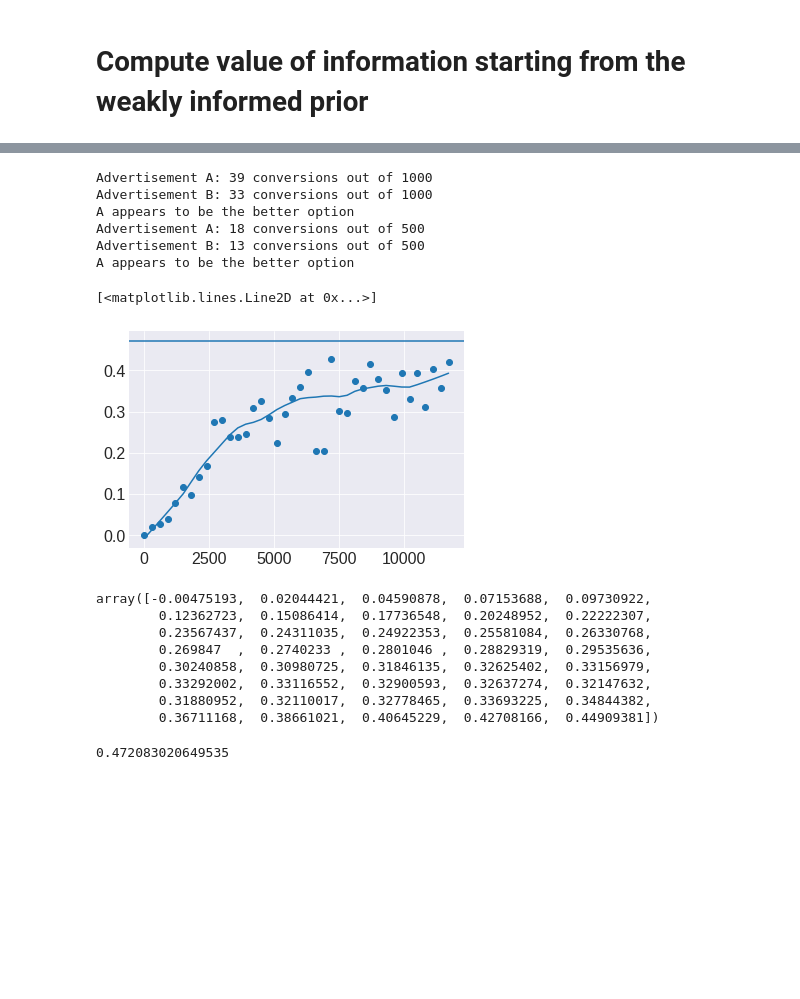
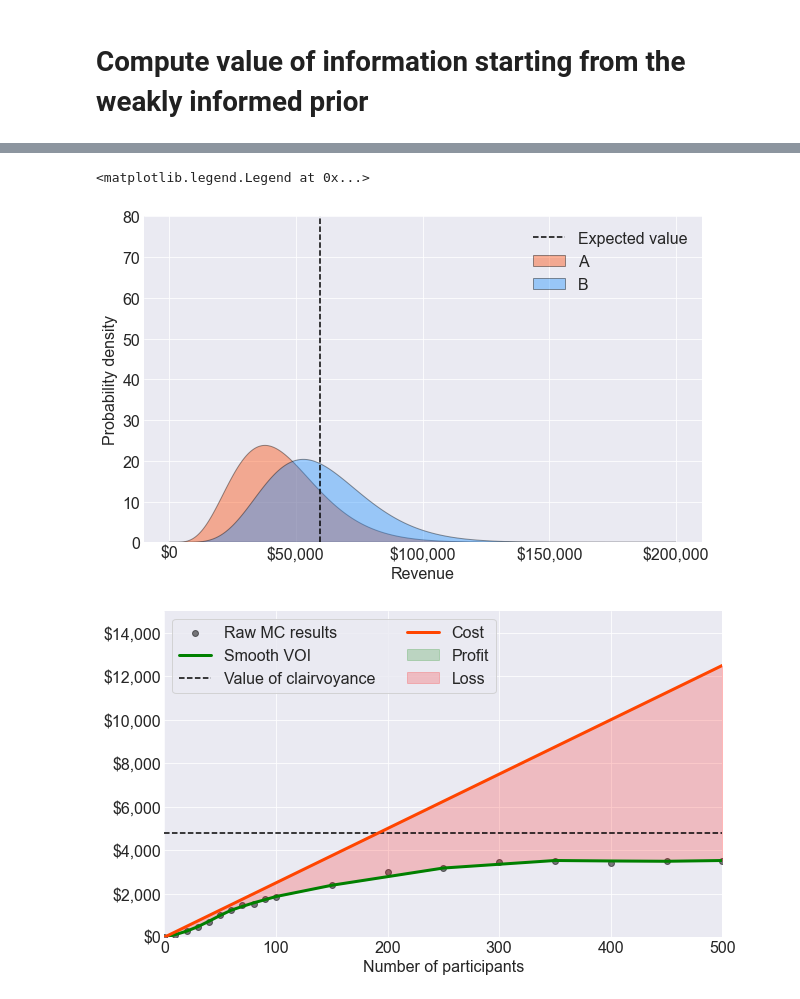
Before and after one commit to tbuffington7/valuable-AB-testing, a Jupyter notebook: AB_testing_notebook.ipynb, the cells around one changed output, grey strips where cells are left out. Cells and saved outputs as stored; diff of their text form; code cells hidden in the pictures; blank space fills up the shorter version.

```diff
--- a/AB_testing_notebook.ipynb
+++ b/AB_testing_notebook.ipynb
@@ -120,13 +146,0 @@ calc_voc(A, B)
-# %%
-np.random.seed(46)
-A = Advertisement(alpha, beta, conversion_rate_value)
-B = Advertisement(alpha, beta, conversion_rate_value)
-updated_value = simulate_test(A, B, test_sample_size=1000, verbose=True, update_objects=True)
-updated_value = simulate_test(A, B, test_sample_size=500, verbose=True, update_objects=True)
-# %% [output]
-Advertisement A: 39 conversions out of 1000
-Advertisement B: 33 conversions out of 1000
-A appears to be the better option
-Advertisement A: 18 conversions out of 500
-Advertisement B: 13 conversions out of 500
-A appears to be the better option
@@ -138,24 +147,8 @@ for size in sample_sizes:
-# %%
-plt.scatter(sample_sizes, voi_list)
-voc = calc_voc(A, B)
-smooth_y = lowess(voi_list, sample_sizes, return_sorted=False, frac=0.3)
-plt.axhline(voc)
-plt.plot(sample_sizes, smooth_y)
-# %% [output]
-[<matplotlib.lines.Line2D at 0x...>]
-[figure, removed]
-# %%
-smooth_y
-# %% [output]
-array([-0.00475193,  0.02044421,  0.04590878,  0.07153688,  0.09730922,
-        0.12362723,  0.15086414,  0.17736548,  0.20248952,  0.22222307,
-        0.23567437,  0.24311035,  0.24922353,  0.25581084,  0.26330768,
-        0.269847  ,  0.2740233 ,  0.2801046 ,  0.28829319,  0.29535636,
-        0.30240858,  0.30980725,  0.31846135,  0.32625402,  0.33156979,
-        0.33292002,  0.33116552,  0.32900593,  0.32637274,  0.32147632,
-        0.31880952,  0.32110017,  0.32778465,  0.33693225,  0.34844382,
-        0.36711168,  0.38661021,  0.40645229,  0.42708166,  0.44909381])
-# %%
-calc_voc(A, B)
-# %% [output]
-0.472083020649535
+# %%
+plt.axvline(updated_value, linestyle='--', color='k')
+A.plot_value_dist('orangered')
+B.plot_value_dist('dodgerblue')
+plt.legend(['Expected value', 'A', 'B'])
+# %% [output]
+<matplotlib.legend.Legend at 0x...>
+[figure, added]
@@ -161,0 +158,4 @@ calc_voc(A, B)
+# %%
+make_plot(voi_list_informed, sample_sizes, voc_informed, cost)
+# %% [output]
+[figure, added]
```
Also changed, not shown: parts of 25 cells of this notebook, 1 other file.
